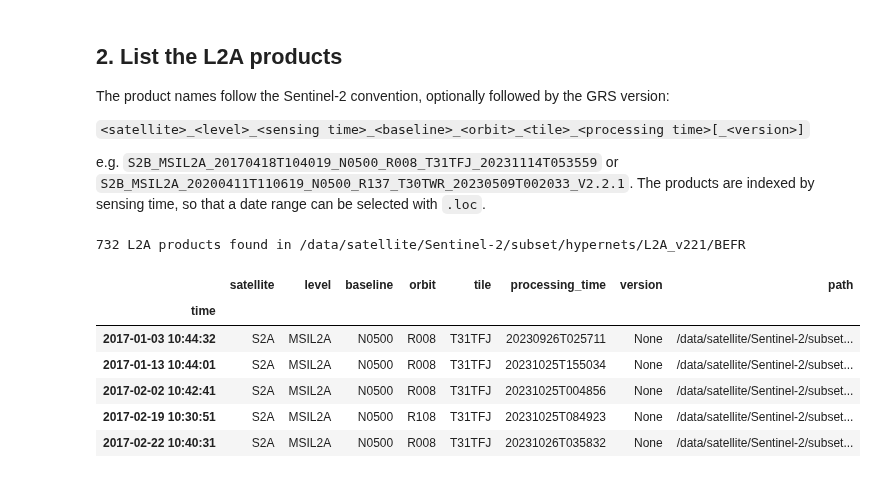
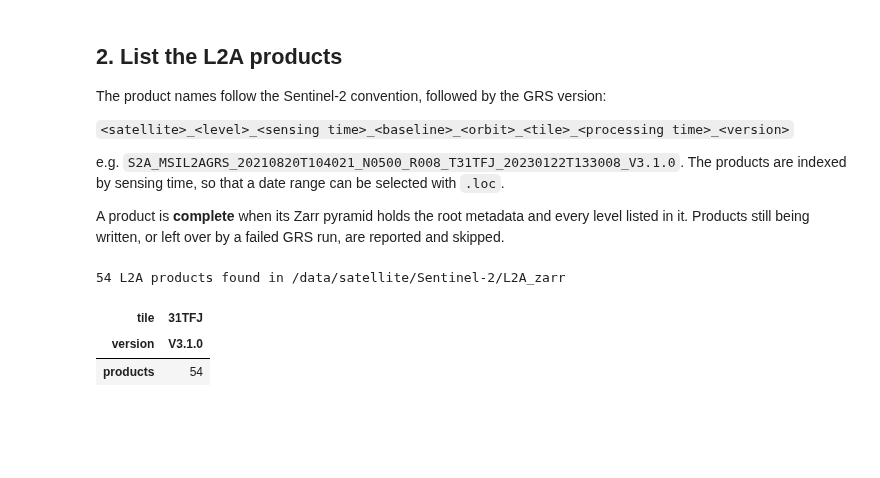
Before and after one commit to Tristanovsk/GRSl2bgen, a Jupyter notebook: docs/source/tutorials/grsl2bgen_batch_processing.ipynb, the cells around one changed output. Cells and saved outputs as stored; diff of their text form; code cells hidden in the pictures; blank space fills up the shorter version.

Commit message:
docs: Batch processing tutorial for full tiles of the L2A_zarr tree (tiles, date range, GRS version, incomplete products), run on two 31TFJ tiles

```diff
--- a/docs/source/tutorials/grsl2bgen_batch_processing.ipynb
+++ b/docs/source/tutorials/grsl2bgen_batch_processing.ipynb
@@ -73,14 +76,12 @@ written to the same tree under `<odir>/<site>`.
 # %%
-rootdir = '/data/satellite/Sentinel-2/subset/hypernets/L2A_v221'
-odir = '/data/satellite/Sentinel-2/subset/hypernets/L2B_v221'
-site = 'BEFR'
+rootdir = '/data/satellite/Sentinel-2/L2A_zarr'
+odir = '/data/satellite/Sentinel-2/L2B'
 
-# other examples:
-# rootdir, odir, site = '/data/satellite/Sentinel-2/L2A', '/data/satellite/Sentinel-2/L2B', '30TWR'
-# rootdir, odir, site = '/data/satellite/Sentinel-2/subset/L2A', '/data/satellite/Sentinel-2/subset/L2B', 'parentis'
-
+tiles = ['31TFJ']      # None: all the tiles of rootdir; or e.g. ['31TFJ', '31TEJ']
 pattern = '*L2A*'
-start_date, end_date = '2016-01-01', '2026-12-31'
+start_date, end_date = '2021-02-11', '2021-02-13'   # e.g. '2021-01-01', '2025-12-31'
+version = 'V3.1.0'     # None: highest GRS version of each date
+level = 0              # 0: full resolution
 
 out_ext = '.nc'        # '.nc' or '.zarr'
 pyramid = False        # only for '.zarr'
@@ -91,53 +92,74 @@ persist_input = False
 # %% [markdown]
 ## 2. List the L2A products
 
-The product names follow the Sentinel-2 convention, optionally followed by the GRS
-version:
+The product names follow the Sentinel-2 convention, followed by the GRS version:
 
-`<satellite>_<level>_<sensing time>_<baseline>_<orbit>_<tile>_<processing time>[_<version>]`
+`<satellite>_<level>_<sensing time>_<baseline>_<orbit>_<tile>_<processing time>_<version>`
 
-e.g. `S2B_MSIL2A_20170418T104019_N0500_R008_T31TFJ_20231114T053559` or
-`S2B_MSIL2A_20200411T110619_N0500_R137_T30TWR_20230509T002033_V2.2.1`. The products
-are indexed by sensing time, so that a date range can be selected with `.loc`.
+e.g. `S2A_MSIL2AGRS_20210820T104021_N0500_R008_T31TFJ_20230122T133008_V3.1.0`. The
+products are indexed by sensing time, so that a date range can be selected with `.loc`.
+
+A product is **complete** when its Zarr pyramid holds the root metadata and every level
+listed in it. Products still being written, or left over by a failed GRS run, are
+reported and skipped.
 # %%
 FIELDS = ['satellite', 'level', 'time', 'baseline', 'orbit', 'tile', 'processing_time', 'version']
 
 
 def product_name(path):
     """Product name without folder and extension."""
     name = os.path.basename(path.rstrip('/'))
     for ext in ('.nc', '.zarr'):
         if name.endswith(ext):
             name = name[:-len(ext)]
     return name
 
 
-def list_products(rootdir, site, pattern='*L2A*'):
-    """Table of the L2A products found in <rootdir>/<site>/YYYY/MM/DD/, indexed by sensing time."""
-    paths = sorted(glob.glob(opj(rootdir, site, '*', '*', '*', pattern)))
+def zarr_store(path):
+    """Zarr store of a product: the path itself or <path>/<name>.zarr."""
+    path = path.rstrip('/')
+    return path if path.endswith('.zarr') else opj(path, product_name(path) + '.zarr')
+
+
+def is_complete(path):
+    """True if the Zarr pyramid of `path` has its root metadata and all its levels."""
+    store = zarr_store(path)
+    if not os.path.isfile(opj(store, 'zarr.json')):
+        return False
+    try:
+        with xr.open_zarr(store) as root:
+            layout = root.attrs.get('multiscales', [{}])[0].get('layout', [])
+    except Exception:
+        return False
+    return all(os.path.isfile(opj(store, lev['group'], 'zarr.json')) for lev in layout)
+
+
+def list_products(rootdir, tiles=None, pattern='*L2A*'):
+    """Table of the L2A products found in <rootdir>/<tile>/YYYY/MM/DD/, indexed by sensing time."""
+    if tiles is None:
+        tiles = sorted(d for d in os.listdir(rootdir) if os.path.isdir(opj(rootdir, d)))
+    paths = sorted(p for tile in tiles
+                   for p in glob.glob(opj(rootdir, tile, '*', '*', '*', pattern)))
     rows = []
     for path in paths:
         fields = product_name(path).split('_')
         if len(fields) < 7:
             logging.warning(f'unexpected product name, skipped: {path}')
             continue
         # the version field is optional
         fields = (fields + [None])[:len(FIELDS)]
         rows.append(dict(zip(FIELDS, fields), path=path))
     df = pd.DataFrame(rows, columns=FIELDS + ['path'])
+    df['tile'] = df['tile'].str.lstrip('T')
     df['time'] = pd.to_datetime(df['time'], format='%Y%m%dT%H%M%S')
     return df.set_index('time').sort_index()
 
 
-products = list_products(rootdir, site, pattern)
-print(f'{len(products)} L2A products found in {opj(rootdir, site)}')
-products.head()
+products = list_products(rootdir, tiles, pattern)
+print(f'{len(products)} L2A products found in {rootdir}')
+products.groupby(['tile', 'version']).size().rename('products').to_frame().T
 # %% [output]
-732 L2A products found in /data/satellite/Sentinel-2/subset/hypernets/L2A_v221/BEFR
+54 L2A products found in /data/satellite/Sentinel-2/L2A_zarr
-|  | satellite | level | baseline | orbit | tile | processing_time | version | path |
-| time |  |  |  |  |  |  |  |  |
-| 2017-01-03 10:44:32 | S2A | MSIL2A | N0500 | R008 | T31TFJ | 20230926T025711 | None | /data/satellite/Sentinel-2/subset... |
-| 2017-01-13 10:44:01 | S2A | MSIL2A | N0500 | R008 | T31TFJ | 20231025T155034 | None | /data/satellite/Sentinel-2/subset... |
-| 2017-02-02 10:42:41 | S2A | MSIL2A | N0500 | R008 | T31TFJ | 20231025T004856 | None | /data/satellite/Sentinel-2/subset... |
-| 2017-02-19 10:30:51 | S2A | MSIL2A | N0500 | R108 | T31TFJ | 20231025T084923 | None | /data/satellite/Sentinel-2/subset... |
-| 2017-02-22 10:40:31 | S2A | MSIL2A | N0500 | R008 | T31TFJ | 20231026T035832 | None | /data/satellite/Sentinel-2/subset... |
+| tile | 31TFJ |
+| version | V3.1.0 |
+| products | 54 |
```
Also changed, not shown: parts of 16 cells of this notebook, 1 other file.
